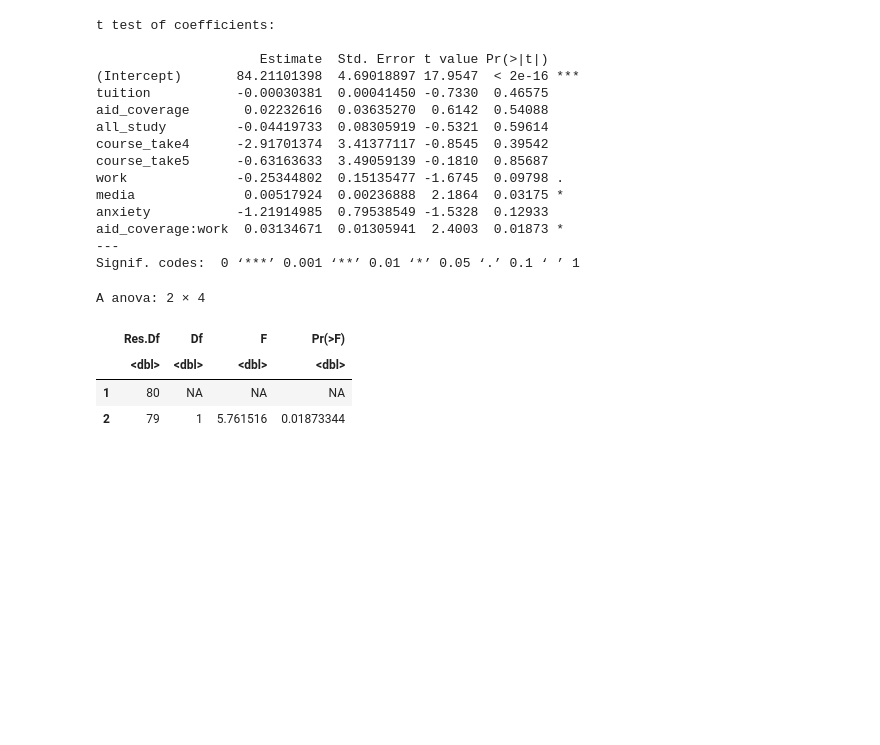
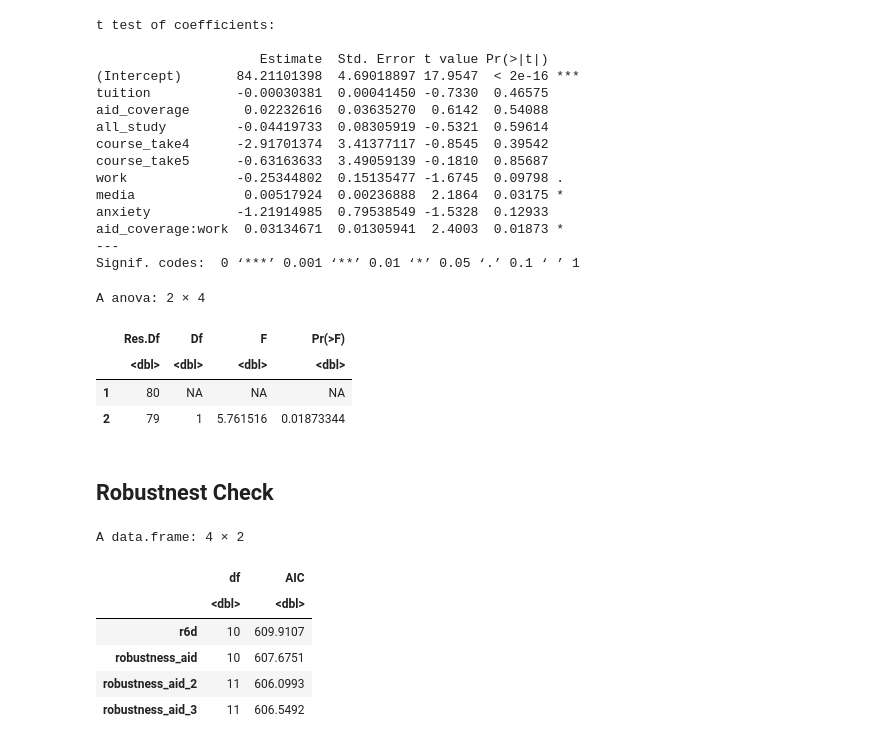
Before and after one commit to Speculatorrr/ECON326-Tuition-on-GPA-Regression, a Jupyter notebook: project.ipynb, the cells around one changed output. Drawn from its saved outputs; the diff is of its cells as text; code cells hidden in the pictures; blank space fills up the shorter version.

```diff
--- a/project.ipynb
+++ b/project.ipynb
@@ -441,3 +437,19 @@ A anova: 2 × 4
 |  | <dbl> | <dbl> | <dbl> | <dbl> |
 | 1 | 80 | NA | NA | NA |
 | 2 | 79 | 1 | 5.761516 | 0.01873344 |
+# %% [markdown]
+## Robustnest Check
+# %%
+robustness_aid <- lm(GPA_percent ~ tuition + aid + all_study + course_take + work + media + anxiety, data = df)
+robustness_aid_2 <- lm(GPA_percent ~ tuition + aid + all_study + course_take + work + media + anxiety + aid:work, data = df)
+robustness_aid_3 <- lm(GPA_percent ~ tuition + aid + all_study + course_take + work + media + anxiety + aid_coverage:work, data = df)
+# %%
+AIC(r6d, robustness_aid, robustness_aid_2, robustness_aid_3)
+# %% [output]
+A data.frame: 4 × 2
+|  | df | AIC |
+|  | <dbl> | <dbl> |
+| r6d | 10 | 609.9107 |
+| robustness_aid | 10 | 607.6751 |
+| robustness_aid_2 | 11 | 606.0993 |
+| robustness_aid_3 | 11 | 606.5492 |
```
Also changed, not shown: parts of 10 cells of this notebook, 1 other file.
